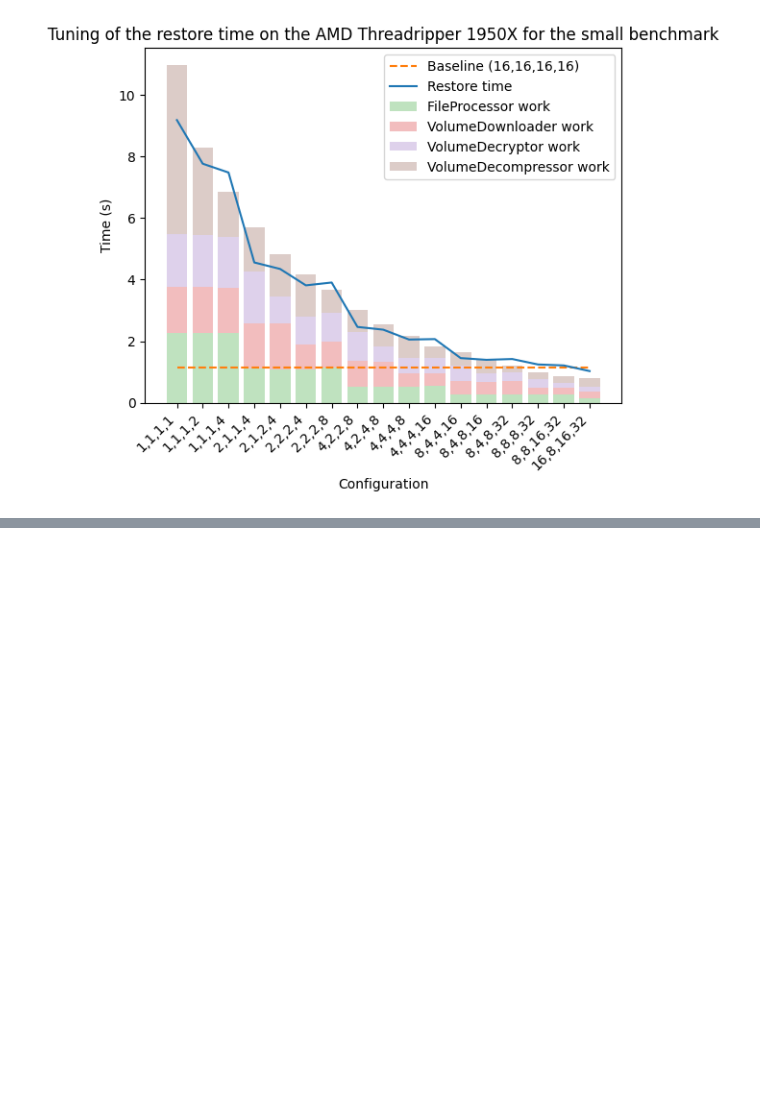
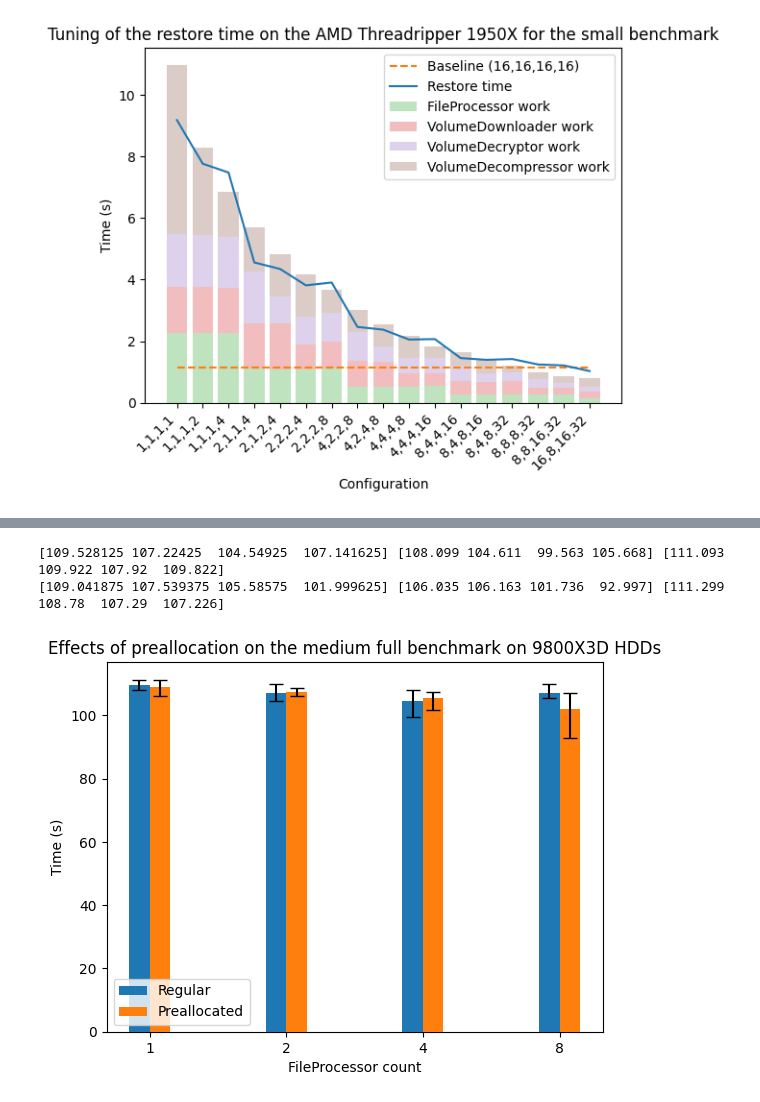
Before and after one commit to carljohnsen/duplicati-blogpost, a Jupyter notebook: WIP-restore/benchmark/plotting.ipynb, the cells around one changed output, grey strips where cells are left out. Cells and saved outputs as stored; diff of their text form; code cells hidden in the pictures; blank space fills up the shorter version.

```diff
--- a/WIP-restore/benchmark/plotting.ipynb
+++ b/WIP-restore/benchmark/plotting.ipynb
@@ -322,0 +324,46 @@ plt.show()
+# %%
+# Load runs
+n_fps = [2 ** i for i in range(4)]
+host_prefix = 'Carl9800HDD'
+hosts_normal = [f'{host_prefix}{n_fp}' for n_fp in n_fps]
+hosts_pre = [f'{host_prefix}{n_fp}pre' for n_fp in n_fps]
+for h in hosts_normal + hosts_pre:
+    runs[h] = dict()
+    runs[h]['medium'] = dict()
+    runs[h]['medium']['full'] = dict()
+    with open(f'{base_dir}/{h}_medium_full_false.csv', 'r') as f:
+        lines = np.array([float(line.strip()) for line in f.readlines()])
+        runs[h]['medium']['full']['false'] = lines / 1000
+
+def plot_bars_hdd_pre(postfix, pos):
+    means = []
+    mins = []
+    maxs = []
+    for host in hosts_normal:
+        mean, mi, ma = clean(runs[f'{host}{postfix}']['medium']['full']['false'])
+        means.append(mean)
+        mins.append(mi)
+        maxs.append(ma)
+    means = np.array(means)
+    mins = np.array(mins)
+    maxs = np.array(maxs)
+
+    width = .15
+    off = -(.5*width) + pos * width
+
+    print (means, mins, maxs)
+
+    plt.bar(np.arange(len(means)) + off, means, yerr=[means-mins, maxs-means], capsize=5, width=width, label='Regular' if postfix == '' else 'Preallocated', zorder=3)
+
+plot_bars_hdd_pre('', 0)
+plot_bars_hdd_pre('pre', 1)
+plt.legend()
+plt.ylabel('Time (s)')
+plt.xlabel('FileProcessor count')
+plt.title(f'Effects of preallocation on the medium full benchmark on 9800X3D HDDs')
+plt.xticks(np.arange(len(n_fps)), n_fps)
+plt.savefig(f'{figures_dir}/hdd_medium_pre.png', dpi=300)
+# %% [output]
+[109.528125 107.22425  104.54925  107.141625] [108.099 104.611  99.563 105.668] [111.093 109.922 107.92  109.822]
+[109.041875 107.539375 105.58575  101.999625] [106.035 106.163 101.736  92.997] [111.299 108.78  107.29  107.226]
+[figure, added]
```
Also changed, not shown: parts of 3 cells of this notebook, 23 other files.
